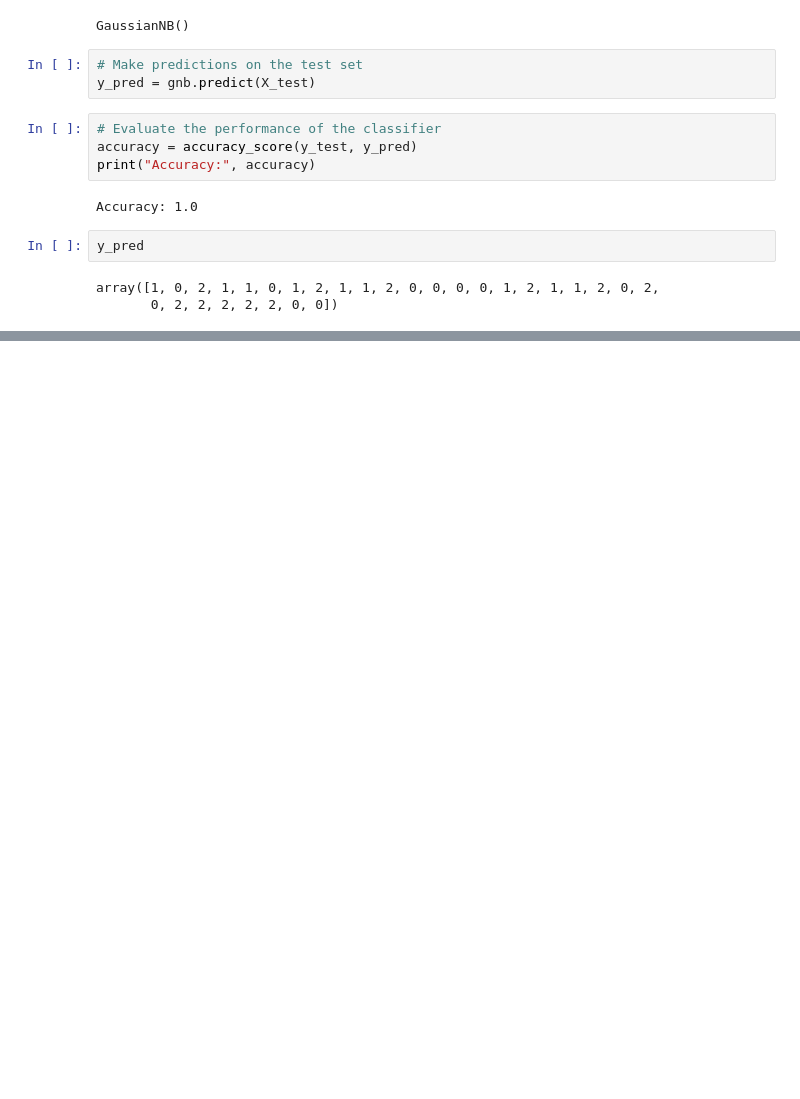
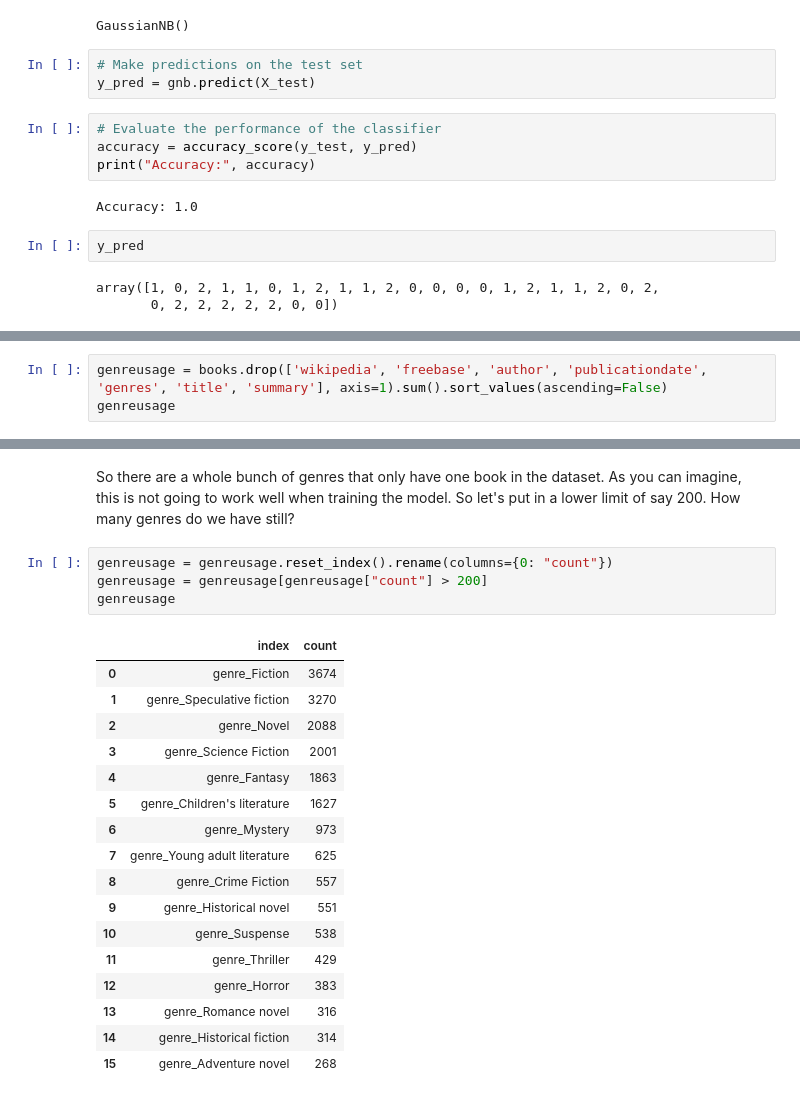
Before and after one commit to uOttawa-IT-Research-teaching/ML_naive_bayes, a Jupyter notebook: bayes.ipynb, the cells around one changed output, grey strips where cells are left out. Drawn from its saved outputs; the diff is of its cells as text; blank space fills up the shorter version.

```diff
--- a/bayes.ipynb
+++ b/bayes.ipynb
@@ -46,0 +400,3 @@ array([1, 0, 2, 1, 1, 0, 1, 2, 1, 1, 2, 0, 0, 0, 0, 1, 2, 1, 1, 2, 0, 2,
+# %%
+genreusage = books.drop(['wikipedia', 'freebase', 'author', 'publicationdate', 'genres', 'title', 'summary'], axis=1).sum().sort_values(ascending=False)
+genreusage
@@ -46,0 +416,24 @@ array([1, 0, 2, 1, 1, 0, 1, 2, 1, 1, 2, 0, 0, 0, 0, 1, 2, 1, 1, 2, 0, 2,
+# %% [markdown]
+So there are a whole bunch of genres that only have one book in the dataset. As you can imagine, this is not going to work well when training the model. So let's put in a lower limit of say 200. How many genres do we have still?
+# %%
+genreusage = genreusage.reset_index().rename(columns={0: "count"})
+genreusage = genreusage[genreusage["count"] > 200]
+genreusage
+# %% [output]
+|  | index | count |
+| 0 | genre_Fiction | 3674 |
+| 1 | genre_Speculative fiction | 3270 |
+| 2 | genre_Novel | 2088 |
+| 3 | genre_Science Fiction | 2001 |
+| 4 | genre_Fantasy | 1863 |
+| 5 | genre_Children's literature | 1627 |
+| 6 | genre_Mystery | 973 |
+| 7 | genre_Young adult literature | 625 |
+| 8 | genre_Crime Fiction | 557 |
+| 9 | genre_Historical novel | 551 |
+| 10 | genre_Suspense | 538 |
+| 11 | genre_Thriller | 429 |
+| 12 | genre_Horror | 383 |
+| 13 | genre_Romance novel | 316 |
+| 14 | genre_Historical fiction | 314 |
+| 15 | genre_Adventure novel | 268 |
```
Also changed, not shown: parts of 77 cells of this notebook, 4 other files.
